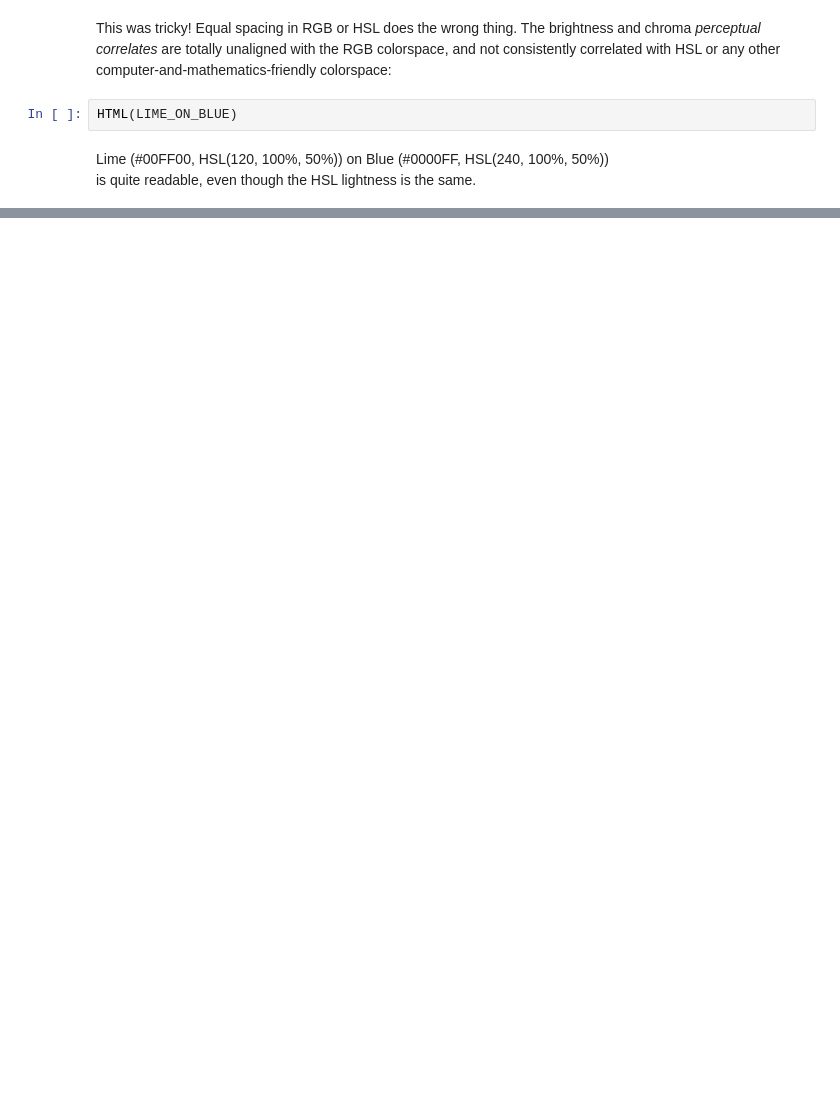
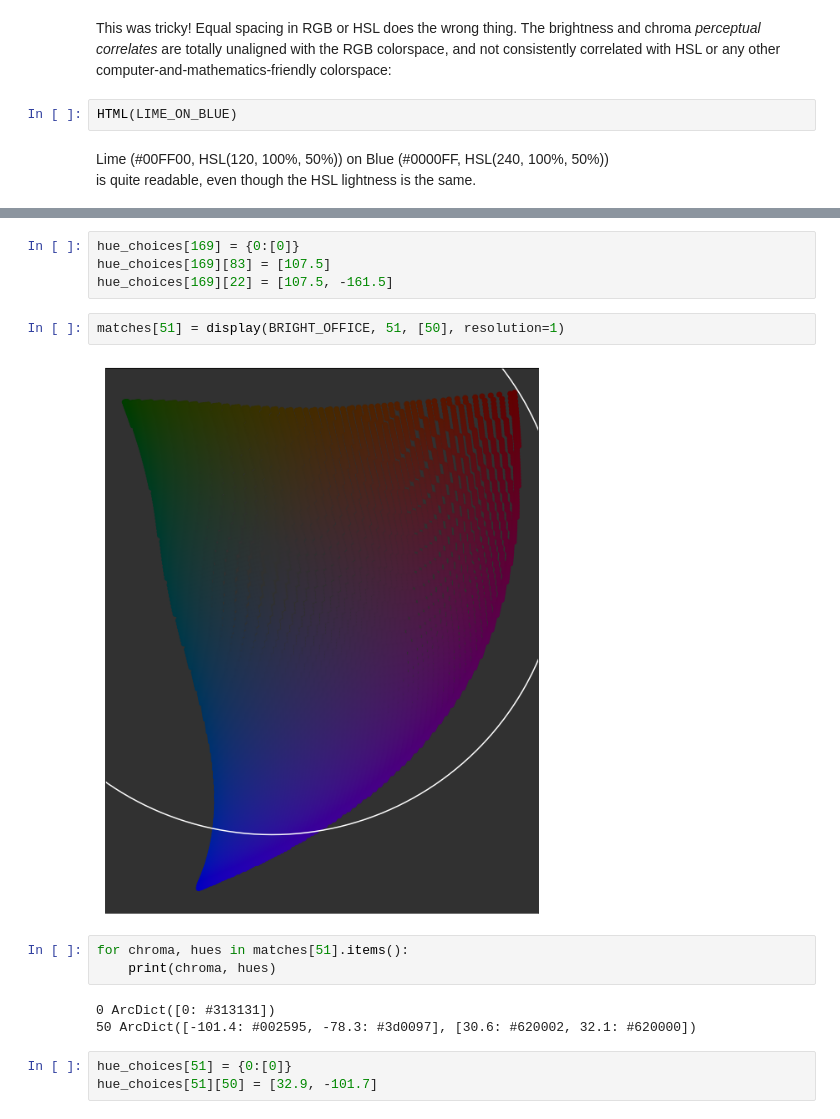
Before and after one commit to TedSinger/hyooze, a Jupyter notebook: Basic Ergonomic Colors.ipynb, the cells around one changed output, grey strips where cells are left out. Cells and saved outputs as stored; diff of their text form; blank space fills up the shorter version.

```diff
--- a/Basic Ergonomic Colors.ipynb
+++ b/Basic Ergonomic Colors.ipynb
@@ -103,0 +83,17 @@ incorporate H-K effect: that blue peninsula jutting out of the dark plane is qui
+# %%
+hue_choices[169] = {0:[0]}
+hue_choices[169][83] = [107.5]
+hue_choices[169][22] = [107.5, -161.5]
+# %%
+matches[51] = display(BRIGHT_OFFICE, 51, [50], resolution=1)
+# %% [output]
+[figure, added]
+# %%
+for chroma, hues in matches[51].items():
+    print(chroma, hues)
+# %% [output]
+0 ArcDict([0: #313131])
+50 ArcDict([-101.4: #002595, -78.3: #3d0097], [30.6: #620002, 32.1: #620000])
+# %%
+hue_choices[51] = {0:[0]}
+hue_choices[51][50] = [32.9, -101.7]
```
Also changed, not shown: parts of 31 cells of this notebook.
